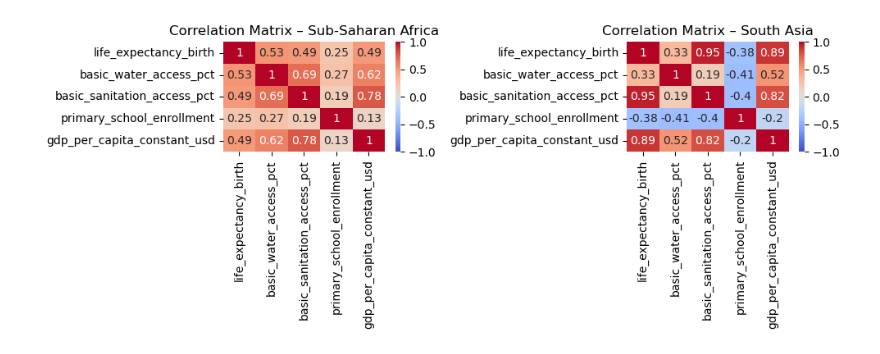
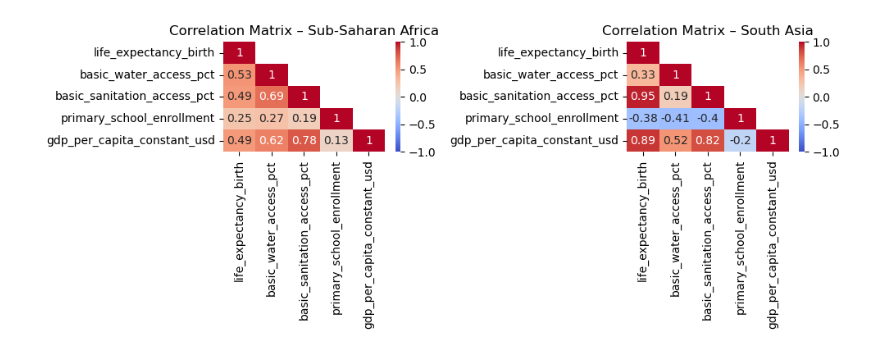
Before and after one commit to Lauraleyao/DATASCI350-group3, a Jupyter notebook: correlation_heatmap.ipynb, the cells around one changed output. Saved outputs shown, nothing was run; the diff lists cells and outputs as text; code cells hidden in the pictures.

Commit message:
edit heatmap

```diff
--- a/correlation_heatmap.ipynb
+++ b/correlation_heatmap.ipynb
@@ -90,17 +91,19 @@ display(corr_sa)
 | gdp_per_capita_constant_usd | 0.894906 | 0.523459 | 0.819076 | -0.198632 | ... |
 # %%
 # plot heatmaps
+mask = np.triu(np.ones_like(corr_ssa, dtype=bool), k=1)
+
 plt.figure(figsize=(10, 4))
 
 plt.subplot(1, 2, 1)
-sns.heatmap(corr_ssa, annot=True, cmap="coolwarm", vmin=-1, vmax=1)
+sns.heatmap(corr_ssa, annot=True, cmap="coolwarm", vmin=-1, vmax=1, mask=mask)
 plt.title("Correlation Matrix – Sub-Saharan Africa")
 
 plt.subplot(1, 2, 2)
-sns.heatmap(corr_sa, annot=True, cmap="coolwarm", vmin=-1, vmax=1)
+sns.heatmap(corr_sa, annot=True, cmap="coolwarm", vmin=-1, vmax=1, mask=mask)
 plt.title("Correlation Matrix – South Asia")
 
 plt.tight_layout()
 plt.show()
 # %% [output]
-[figure, old version]
+[figure, new version]
```
Also changed, not shown: parts of 1 cell of this notebook.
